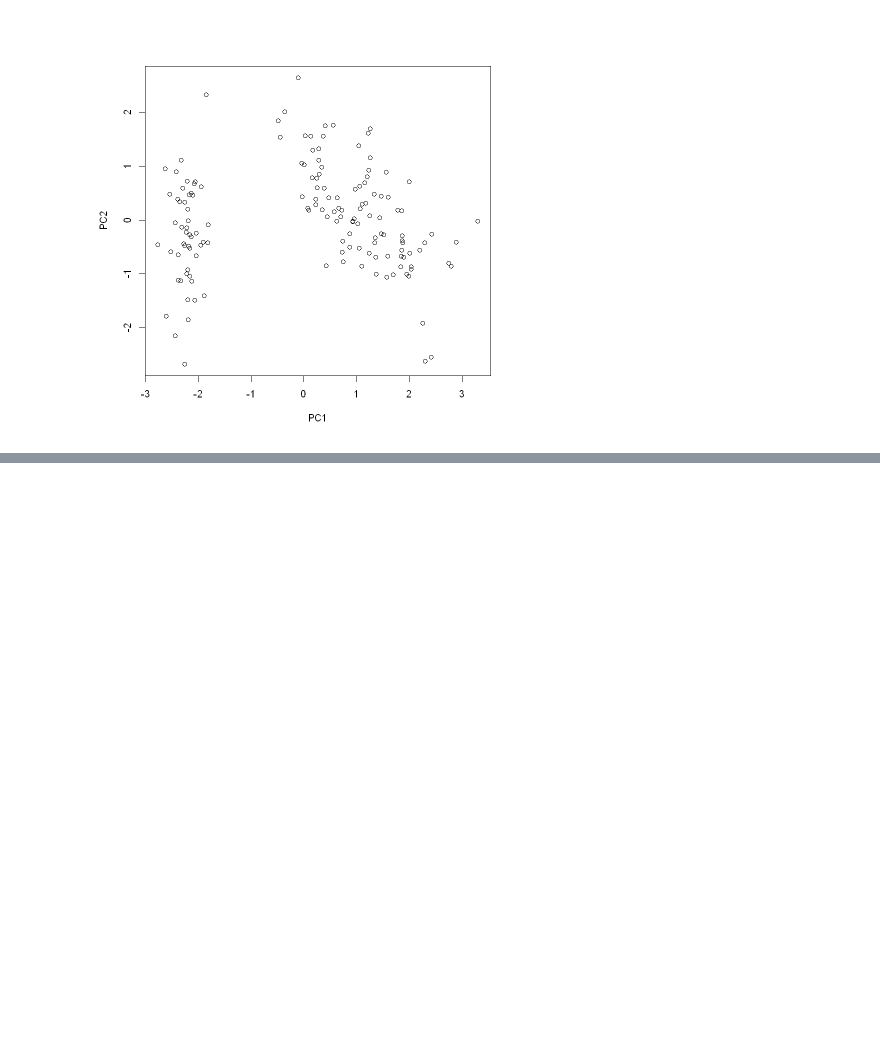
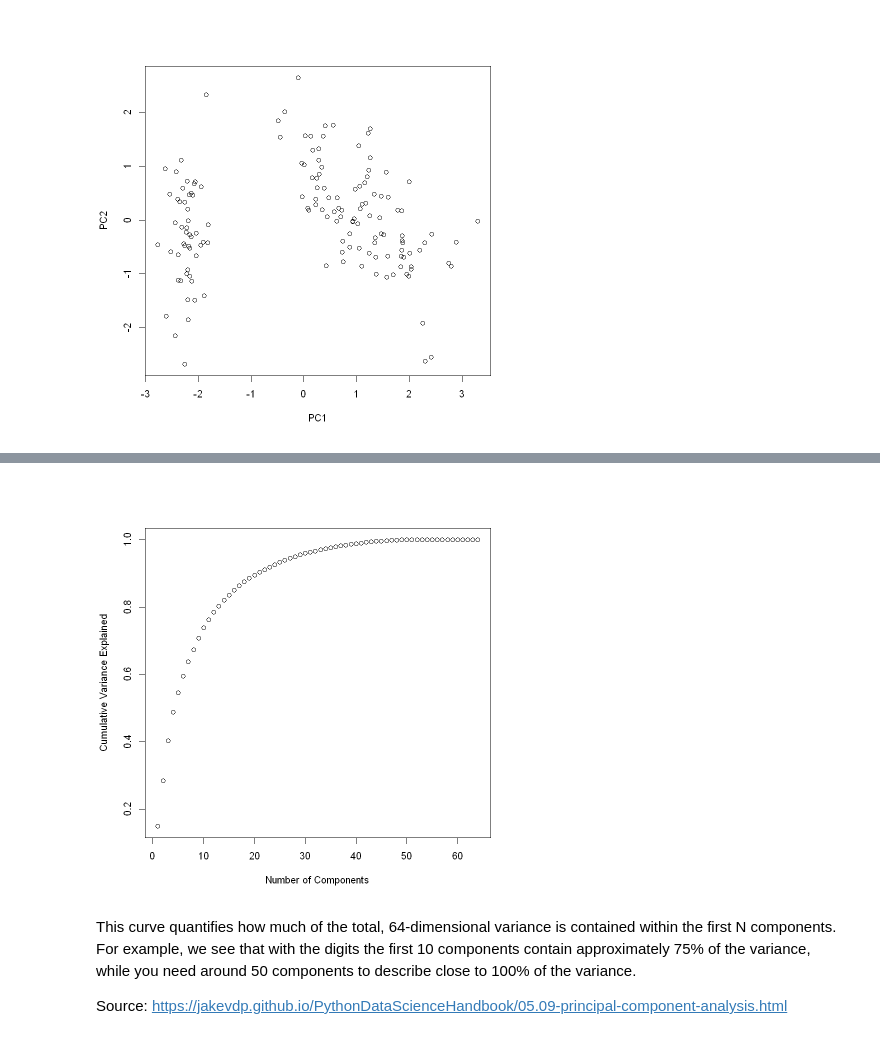
Before and after one commit to elenigvasilaki/pca_inR, a Jupyter notebook: pca.ipynb, the cells around one changed output, grey strips where cells are left out. Saved outputs shown, nothing was run; the diff lists cells and outputs as text; code cells hidden in the pictures; blank space fills up the shorter version.

```diff
--- a/pca.ipynb
+++ b/pca.ipynb
@@ -248,0 +322,3 @@ With the guidance of https://apsl.tech/en/blog/using-principal-component-analysi
+# %%
+pca.sum<-summary(digits.pca)
+pca.sum$importance
@@ -248,0 +331,10 @@ With the guidance of https://apsl.tech/en/blog/using-principal-component-analysi
+# %%
+plot(pca.sum$importance[3,],
+    xlab="Number of Components",
+    ylab="Cumulative Variance Explained")
+# %% [output]
+[figure, added]
+# %% [markdown]
+This curve quantifies how much of the total, 64-dimensional variance is contained within the first N components. For example, we see that with the digits the first 10 components contain approximately 75% of the variance, while you need around 50 components to describe close to 100% of the variance.
+
+Source: https://jakevdp.github.io/PythonDataScienceHandbook/05.09-principal-component-analysis.html
```
Also changed, not shown: parts of 14 cells of this notebook.
